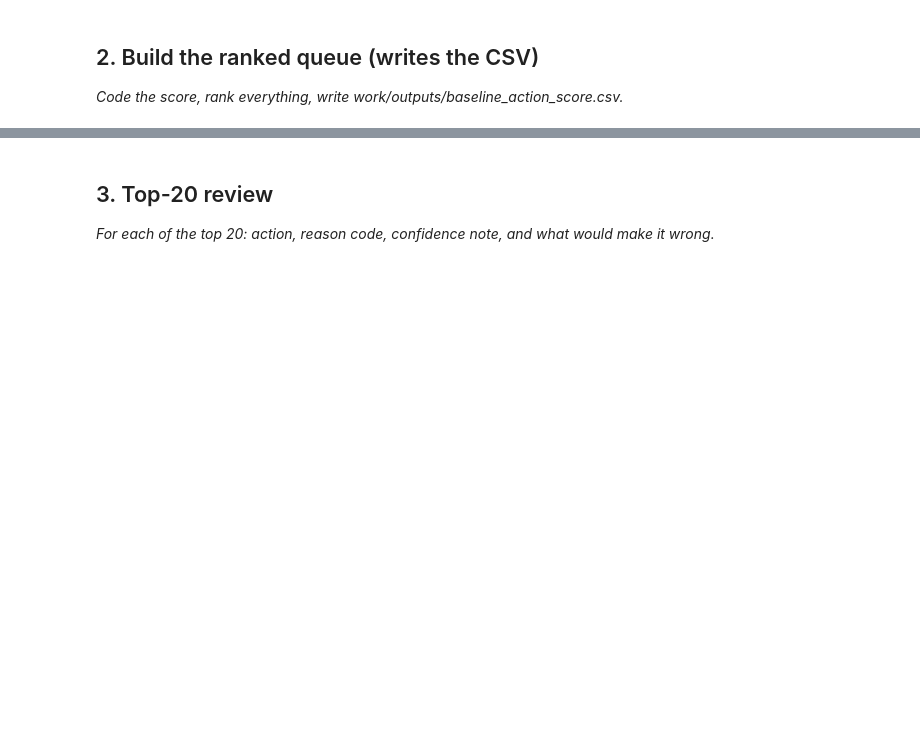
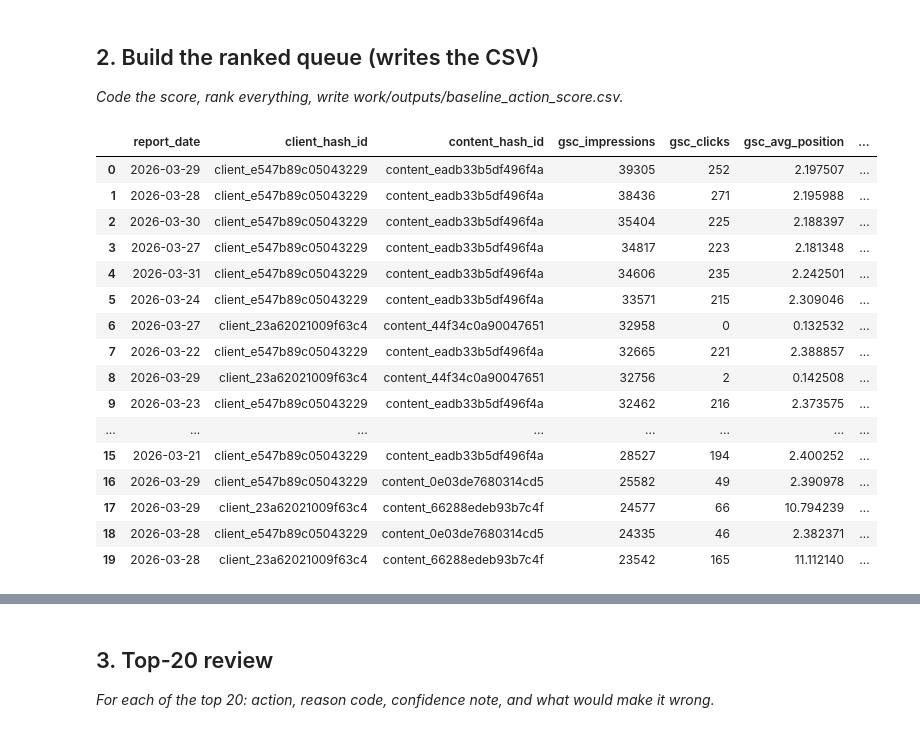
Before and after one commit to omi290/flyrank-ml-internship, a Jupyter notebook: work/notebooks/w04_baseline_score.ipynb, the cells around one changed output, grey strips where cells are left out. Cells and saved outputs as stored; diff of their text form; code cells hidden in the pictures; blank space fills up the shorter version.

```diff
--- a/work/notebooks/w04_baseline_score.ipynb
+++ b/work/notebooks/w04_baseline_score.ipynb
@@ -8,0 +29,8 @@ This skeleton is yours to fill. Work the sections **in order** — each one has
+# %%
+db = duckdb.connect()
+
+db.sql(f"""
+CREATE OR REPLACE VIEW march_data AS
+SELECT *
+FROM read_parquet('{march_path}')
+""")
@@ -22,0 +144,89 @@ This skeleton is yours to fill. Work the sections **in order** — each one has
+# %%
+import pandas as pd
+import os
+
+os.makedirs("work/outputs", exist_ok=True)
+
+baseline = db.sql("""
+
+SELECT
+
+report_date,
+
+client_hash_id,
+
+content_hash_id,
+
+gsc_impressions,
+
+gsc_clicks,
+
+gsc_avg_position,
+
+ga4_pageviews,
+
+ga4_sessions,
+
+(
+0.45*gsc_impressions+
+0.30*gsc_clicks+
+0.15*ga4_pageviews+
+0.10*ga4_sessions
+) AS score,
+
+CASE
+
+WHEN gsc_impressions>=1000
+AND ga4_pageviews<100
+THEN 'HIGH_IMPRESSIONS_LOW_ENGAGEMENT'
+
+WHEN gsc_clicks<50
+THEN 'HIGH_IMPRESSIONS_LOW_CLICKS'
+
+ELSE 'REVIEW_REQUIRED'
+
+END AS reason_code,
+
+CASE
+
+WHEN
+(
+0.45*gsc_impressions+
+0.30*gsc_clicks+
+0.15*ga4_pageviews+
+0.10*ga4_sessions
+)>=1000
+
+THEN 'Refresh Immediately'
+
+ELSE 'Review Later'
+
+END AS action_label
+
+FROM march_data
+
+WHERE ga4_data_available IS TRUE
+
+ORDER BY score DESC
+
+""").df()
+
+baseline.head(20)
+# %% [output]
+|  | report_date | client_hash_id | content_hash_id | gsc_impressions | gsc_clicks | gsc_avg_position | ... |
+| 0 | 2026-03-29 | client_e547b89c05043229 | content_eadb33b5df496f4a | 39305 | 252 | 2.197507 | ... |
+| 1 | 2026-03-28 | client_e547b89c05043229 | content_eadb33b5df496f4a | 38436 | 271 | 2.195988 | ... |
+| 2 | 2026-03-30 | client_e547b89c05043229 | content_eadb33b5df496f4a | 35404 | 225 | 2.188397 | ... |
+| 3 | 2026-03-27 | client_e547b89c05043229 | content_eadb33b5df496f4a | 34817 | 223 | 2.181348 | ... |
+| 4 | 2026-03-31 | client_e547b89c05043229 | content_eadb33b5df496f4a | 34606 | 235 | 2.242501 | ... |
+| 5 | 2026-03-24 | client_e547b89c05043229 | content_eadb33b5df496f4a | 33571 | 215 | 2.309046 | ... |
+| 6 | 2026-03-27 | client_23a62021009f63c4 | content_44f34c0a90047651 | 32958 | 0 | 0.132532 | ... |
+| 7 | 2026-03-22 | client_e547b89c05043229 | content_eadb33b5df496f4a | 32665 | 221 | 2.388857 | ... |
+| 8 | 2026-03-29 | client_23a62021009f63c4 | content_44f34c0a90047651 | 32756 | 2 | 0.142508 | ... |
+| 9 | 2026-03-23 | client_e547b89c05043229 | content_eadb33b5df496f4a | 32462 | 216 | 2.373575 | ... |
+| ... | ... | ... | ... | ... | ... | ... | ... |
+| 15 | 2026-03-21 | client_e547b89c05043229 | content_eadb33b5df496f4a | 28527 | 194 | 2.400252 | ... |
+| 16 | 2026-03-29 | client_e547b89c05043229 | content_0e03de7680314cd5 | 25582 | 49 | 2.390978 | ... |
+| 17 | 2026-03-29 | client_23a62021009f63c4 | content_66288edeb93b7c4f | 24577 | 66 | 10.794239 | ... |
+| 18 | 2026-03-28 | client_e547b89c05043229 | content_0e03de7680314cd5 | 24335 | 46 | 2.382371 | ... |
+| 19 | 2026-03-28 | client_23a62021009f63c4 | content_66288edeb93b7c4f | 23542 | 165 | 11.112140 | ... |
```
Also changed, not shown: parts of 15 cells of this notebook.
